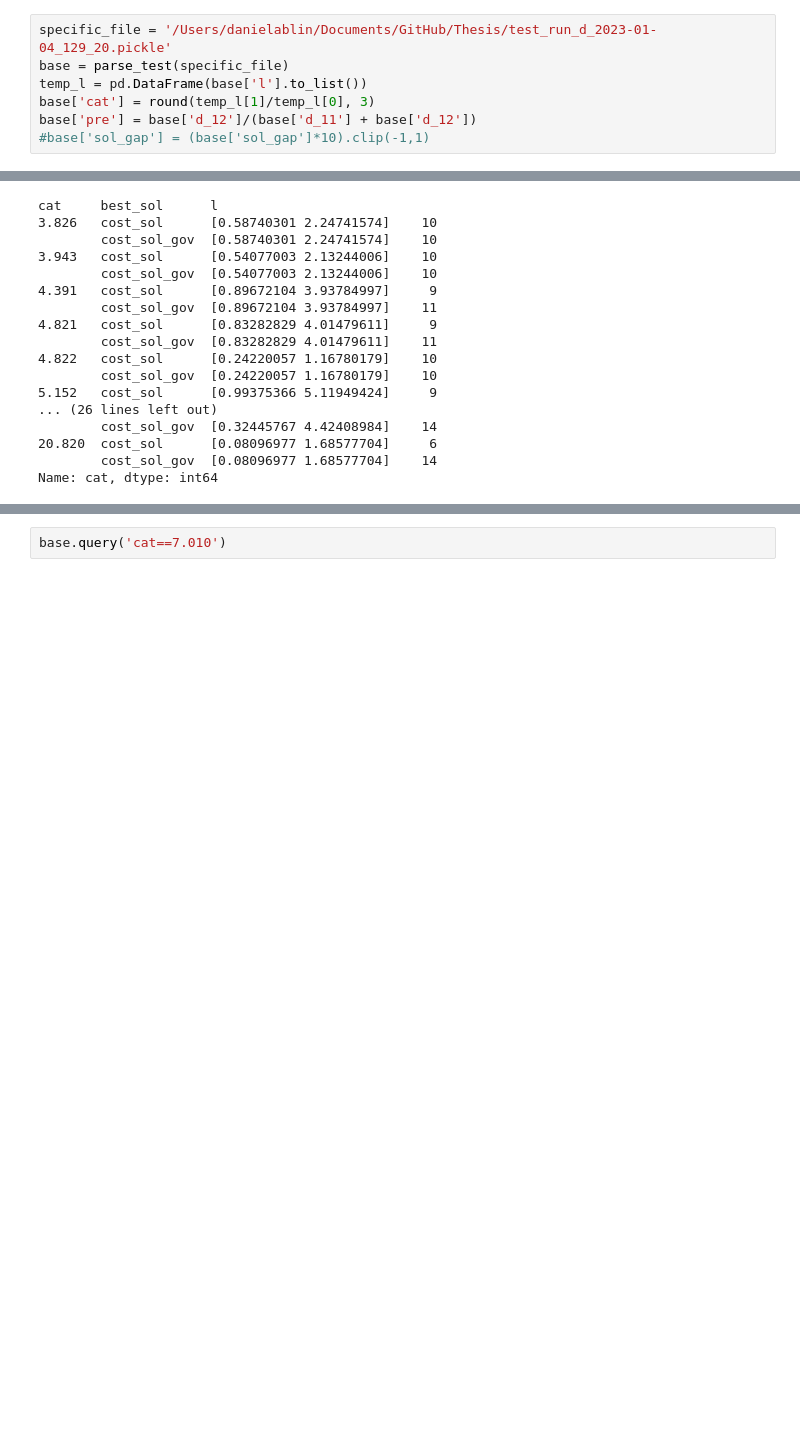
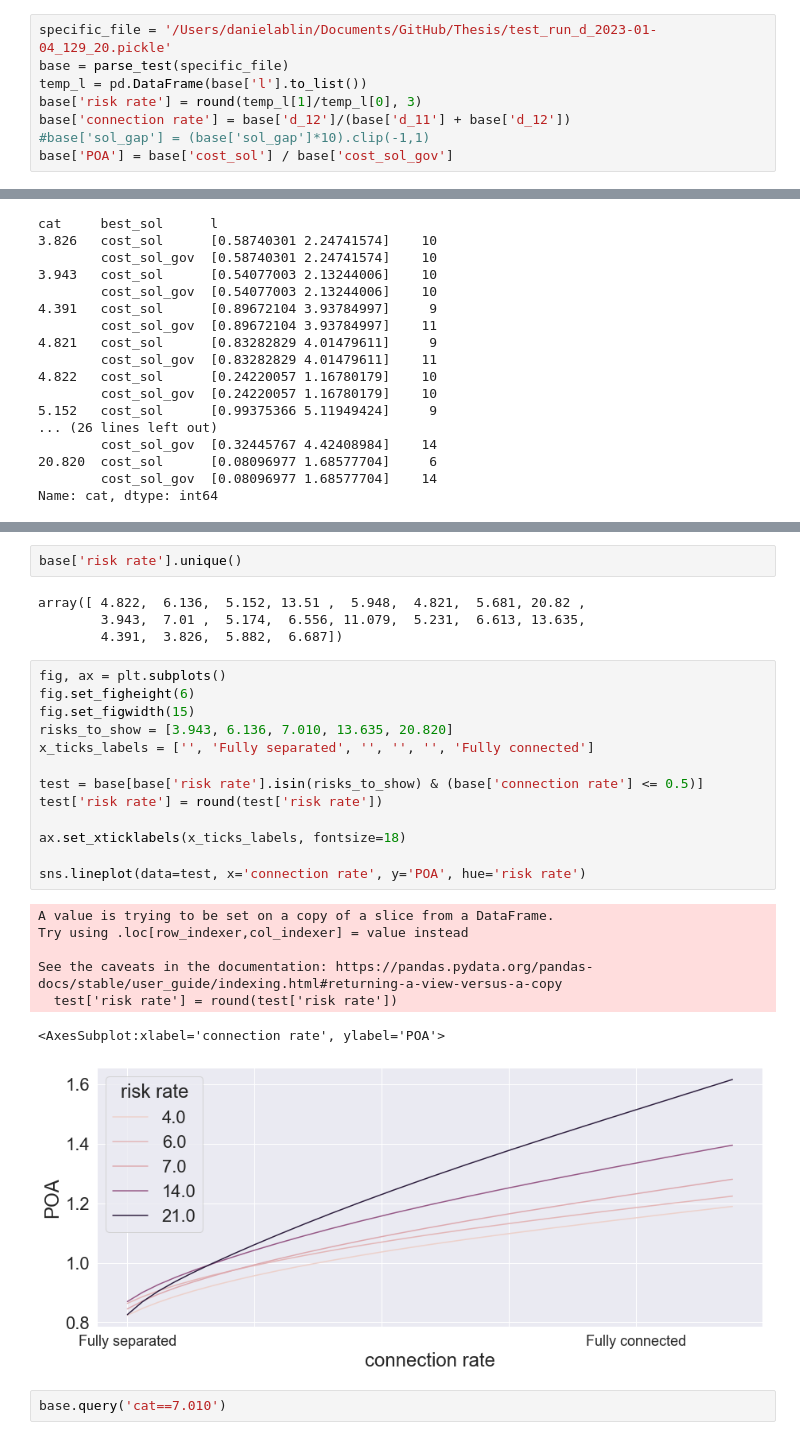
Before and after one commit to daniel-ablin/Thesis, a Jupyter notebook: test analysis.ipynb, the cells around one changed output, grey strips where cells are left out. Saved outputs shown, nothing was run; the diff lists cells and outputs as text; blank space fills up the shorter version.

```diff
--- a/test analysis.ipynb
+++ b/test analysis.ipynb
@@ -190,9 +165,10 @@ base.query('best_sol == "cost_sol_gov"')
 specific_file = '/Users/danielablin/Documents/GitHub/Thesis/test_run_d_2023-01-04_129_20.pickle'
 base = parse_test(specific_file)
 temp_l = pd.DataFrame(base['l'].to_list())
-base['cat'] = round(temp_l[1]/temp_l[0], 3)
-base['pre'] = base['d_12']/(base['d_11'] + base['d_12'])
+base['risk rate'] = round(temp_l[1]/temp_l[0], 3)
+base['connection rate'] = base['d_12']/(base['d_11'] + base['d_12'])
 #base['sol_gap'] = (base['sol_gap']*10).clip(-1,1)
+base['POA'] = base['cost_sol'] / base['cost_sol_gov']
 # %%
 base['l'] = base['l'].astype(str)
 base.query('pre <= 0.5').groupby(['cat', 'best_sol', 'l'])['cat'].count()
@@ -246,3 +231,30 @@ sns.lineplot(data=base.query('pre <= 0.5'), x='pre', y='sol_gap', hue='cat')
+# %%
+base['risk rate'].unique()
+# %% [output]
+array([ 4.822,  6.136,  5.152, 13.51 ,  5.948,  4.821,  5.681, 20.82 ,
+        3.943,  7.01 ,  5.174,  6.556, 11.079,  5.231,  6.613, 13.635,
+        4.391,  3.826,  5.882,  6.687])
+# %%
+fig, ax = plt.subplots()
+fig.set_figheight(6)
+fig.set_figwidth(15)
+risks_to_show = [3.943, 6.136, 7.010, 13.635, 20.820]
+x_ticks_labels = ['', 'Fully separated', '', '', '', 'Fully connected']
+
+test = base[base['risk rate'].isin(risks_to_show) & (base['connection rate'] <= 0.5)]
+test['risk rate'] = round(test['risk rate'])
+
+ax.set_xticklabels(x_ticks_labels, fontsize=18)
+
+sns.lineplot(data=test, x='connection rate', y='POA', hue='risk rate')
+# %% [output]
+A value is trying to be set on a copy of a slice from a DataFrame.
+Try using .loc[row_indexer,col_indexer] = value instead
+
+See the caveats in the documentation: https://pandas.pydata.org/pandas-docs/stable/user_guide/indexing.html#returning-a-view-versus-a-copy
+  test['risk rate'] = round(test['risk rate'])
+<AxesSubplot:xlabel='connection rate', ylabel='POA'>
+[figure, added]
 # %%
 base.query('cat==7.010')
 # %% [output]
```
Also changed, not shown: parts of 25 cells of this notebook, 14 other files.
